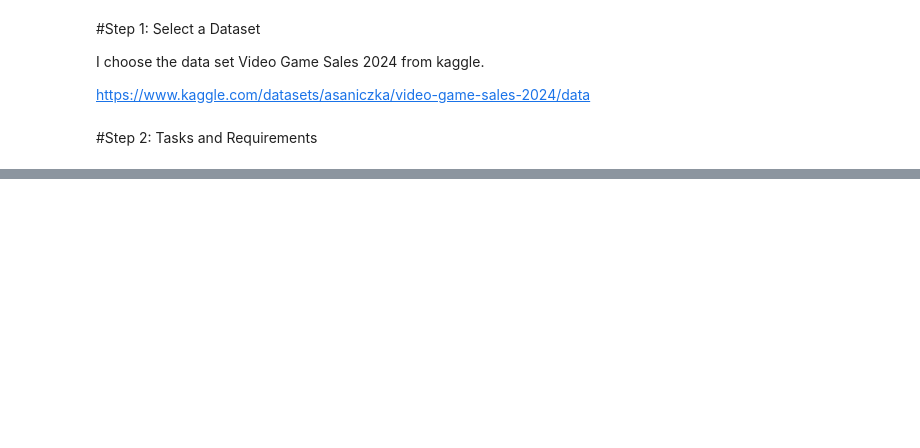
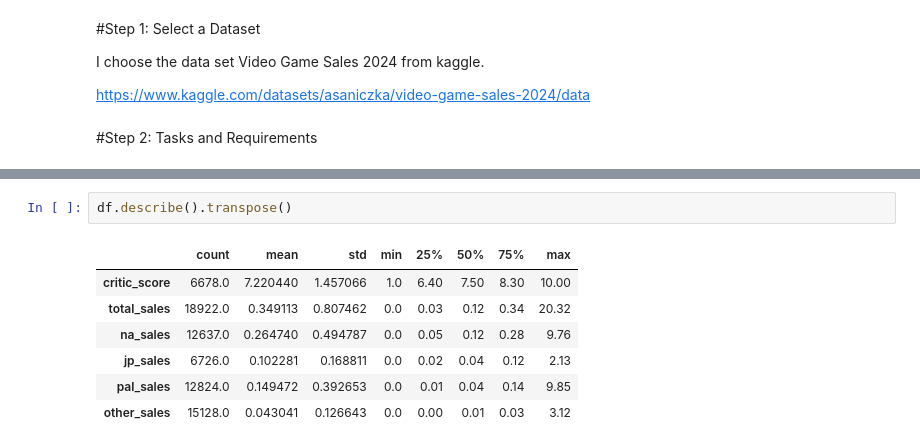
Before and after one commit to Mlnvl/python_classp, a Jupyter notebook: My_project.ipynb, the cells around one changed output, grey strips where cells are left out. Saved outputs shown, nothing was run; the diff lists cells and outputs as text; blank space fills up the shorter version.

```diff
--- a/My_project.ipynb
+++ b/My_project.ipynb
@@ -38,0 +96,10 @@ IndentationError: unexpected indent (<ipython-input-13-806c99949591>, line 2)
+# %%
+df.describe().transpose()
+# %% [output]
+|  | count | mean | std | min | 25% | 50% | 75% | max |
+| critic_score | 6678.0 | 7.220440 | 1.457066 | 1.0 | 6.40 | 7.50 | 8.30 | 10.00 |
+| total_sales | 18922.0 | 0.349113 | 0.807462 | 0.0 | 0.03 | 0.12 | 0.34 | 20.32 |
+| na_sales | 12637.0 | 0.264740 | 0.494787 | 0.0 | 0.05 | 0.12 | 0.28 | 9.76 |
+| jp_sales | 6726.0 | 0.102281 | 0.168811 | 0.0 | 0.02 | 0.04 | 0.12 | 2.13 |
+| pal_sales | 12824.0 | 0.149472 | 0.392653 | 0.0 | 0.01 | 0.04 | 0.14 | 9.85 |
+| other_sales | 15128.0 | 0.043041 | 0.126643 | 0.0 | 0.00 | 0.01 | 0.03 | 3.12 |
```
Also changed, not shown: parts of 28 cells of this notebook.
